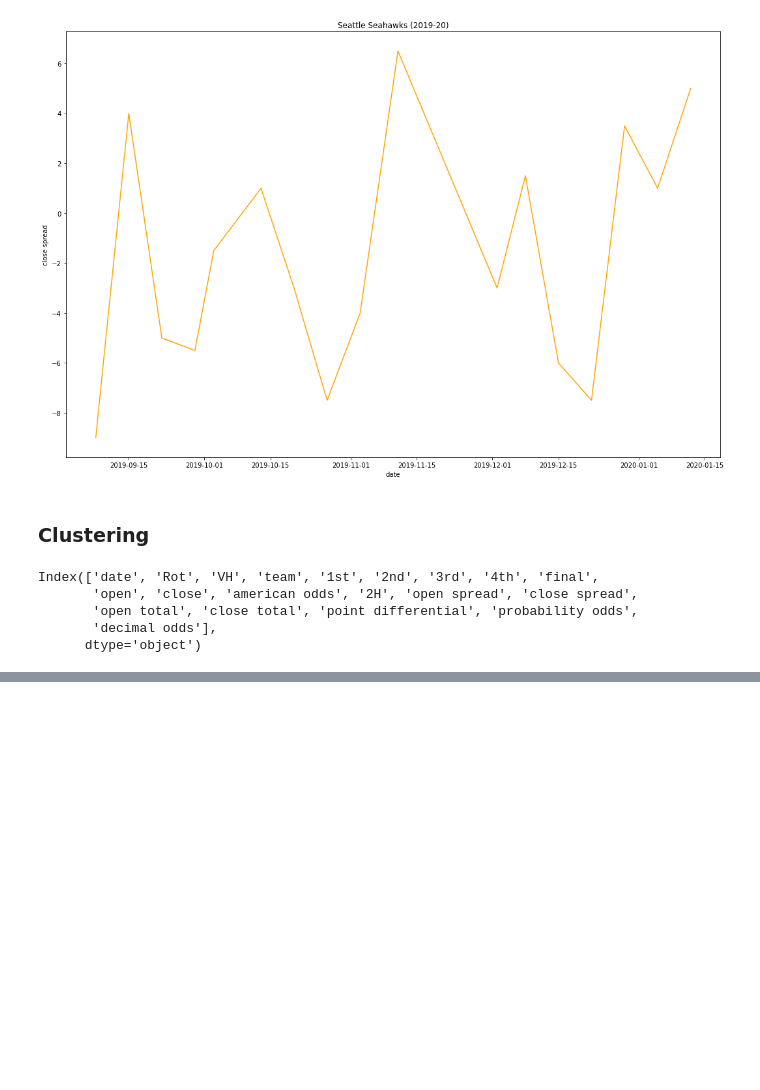
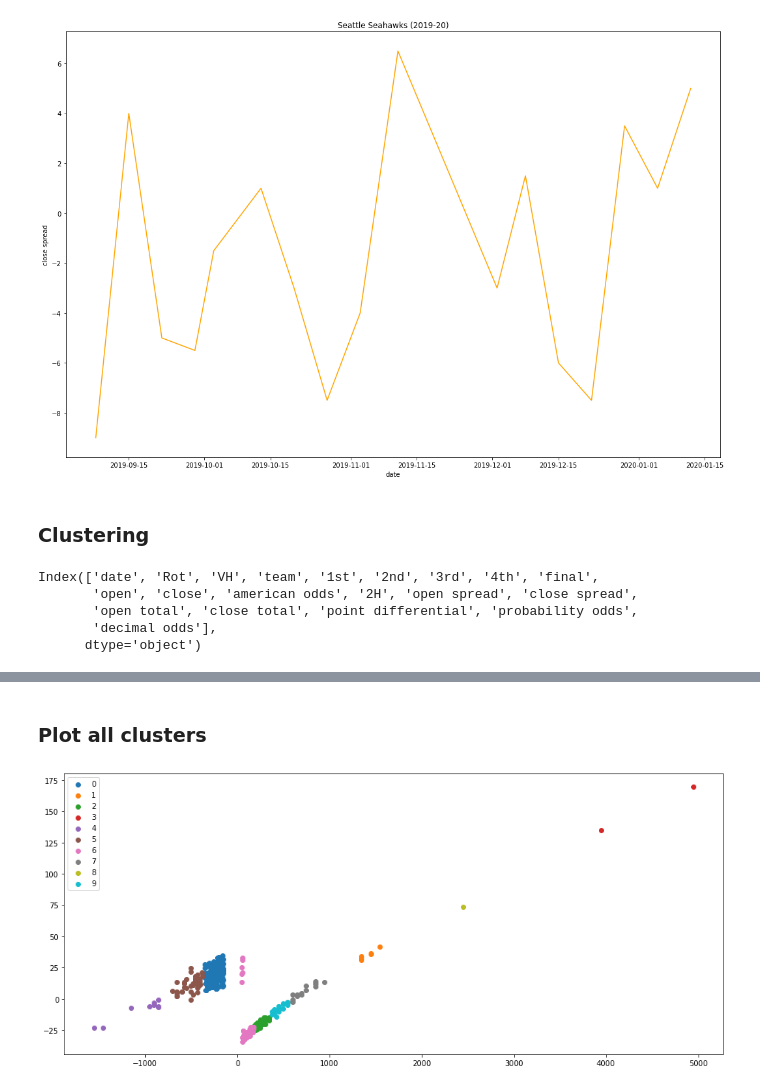
Before and after one commit to tamle7422/data_analysis, a Jupyter notebook: nfl.ipynb, the cells around one changed output, grey strips where cells are left out. Cells and saved outputs as stored; diff of their text form; code cells hidden in the pictures; blank space fills up the shorter version.

```diff
--- a/nfl.ipynb
+++ b/nfl.ipynb
@@ -904,0 +966,12 @@ print(label)
+# %% [markdown]
+### Plot all clusters
+# %%
+uniqueLabels = np.unique(label)
+
+plt.figure(figsize=(16,7))
+for i in uniqueLabels:
+    plt.scatter(dfTransform[label == i,0],dfTransform[label == i,1],label=i)
+plt.legend()
+plt.show()
+# %% [output]
+[figure, added]
```
Also changed, not shown: parts of 15 cells of this notebook.
